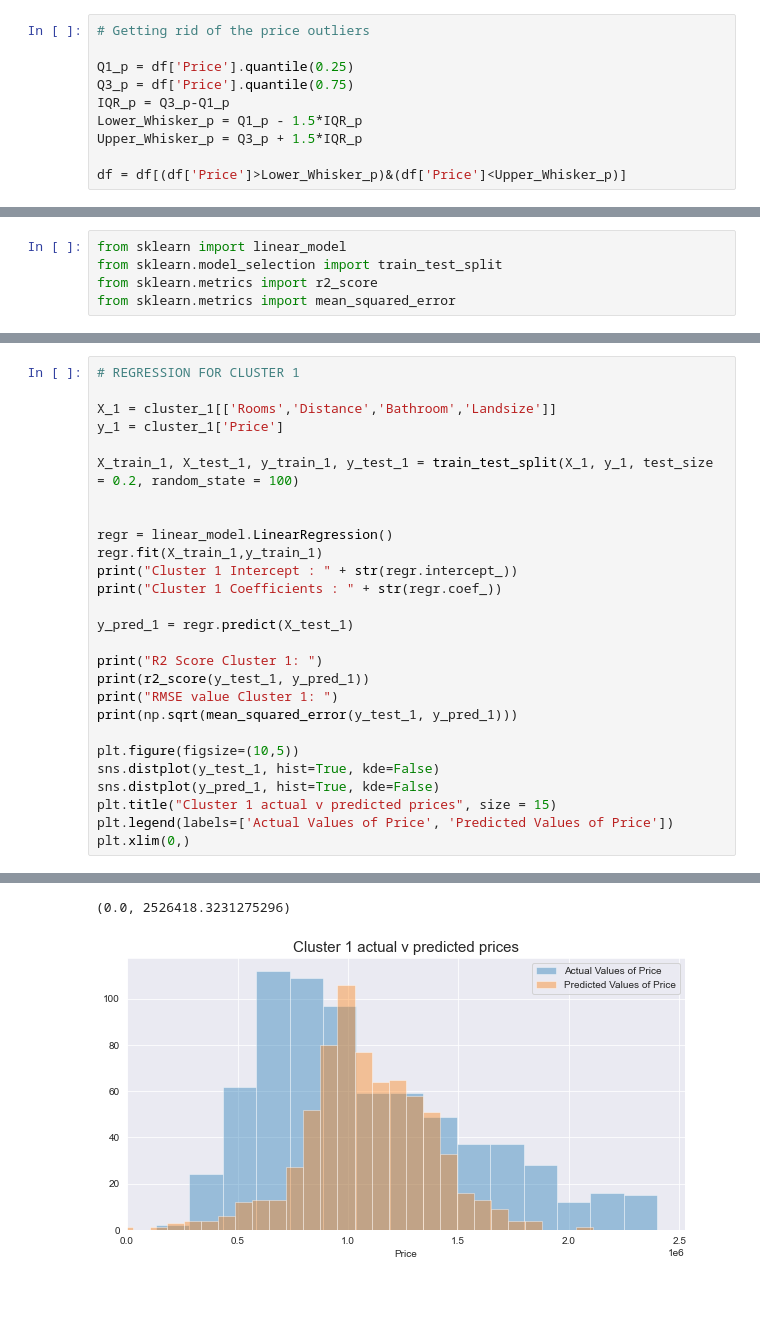
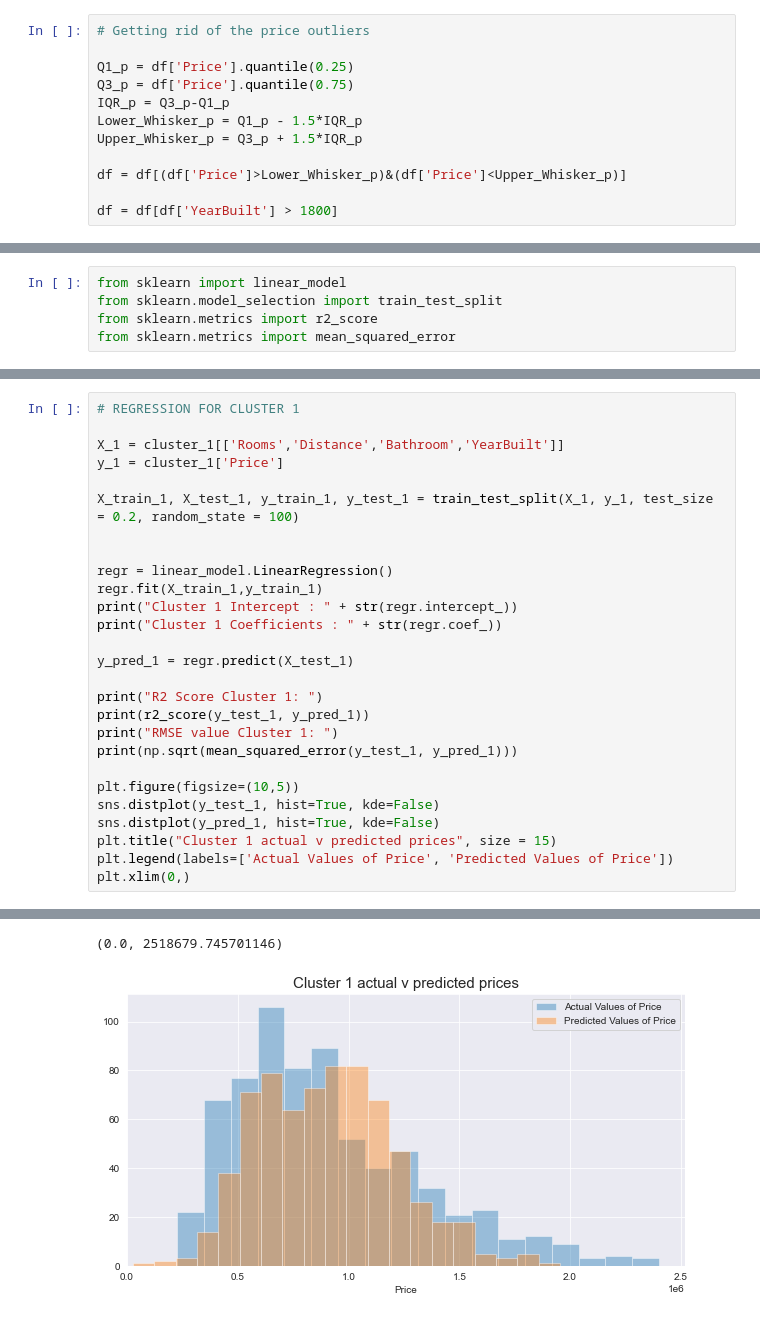
Before and after one commit to tahirzlone/Melbourne-Housing, a Jupyter notebook: Melbourne.ipynb, the cells around one changed output, grey strips where cells are left out. Cells and saved outputs as stored; diff of their text form.

```diff
--- a/Melbourne.ipynb
+++ b/Melbourne.ipynb
@@ -199,6 +205,8 @@ Lower_Whisker_p = Q1_p - 1.5*IQR_p
 Upper_Whisker_p = Q3_p + 1.5*IQR_p
 
 df = df[(df['Price']>Lower_Whisker_p)&(df['Price']<Upper_Whisker_p)]
+
+df = df[df['YearBuilt'] > 1800]
 # %% [markdown]
 ## CLUSTERING OF DATA
 # %%
@@ -367,7 +375,7 @@ RMSE value Cluster 0:
 # %%
 # REGRESSION FOR CLUSTER 1
 
-X_1 = cluster_1[['Rooms','Distance','Bathroom','Landsize']]
+X_1 = cluster_1[['Rooms','Distance','Bathroom','YearBuilt']]
 y_1 = cluster_1['Price']
 
 X_train_1, X_test_1, y_train_1, y_test_1 = train_test_split(X_1, y_1, test_size = 0.2, random_state = 100)
@@ -401,6 +409,6 @@ RMSE value Cluster 1:
 `distplot` is a deprecated function and will be removed in a future version. Please adapt your code to use either `displot` (a figure-level function with similar flexibility) or `histplot` (an axes-le ...
-(0.0, 2526418.3231275296)
+(0.0, 2518679.745701146)
-[figure, old version]
+[figure, new version]
 # %%
 # REGRESSION FOR CLUSTER 2
 
```
Also changed, not shown: parts of 8 cells of this notebook.
